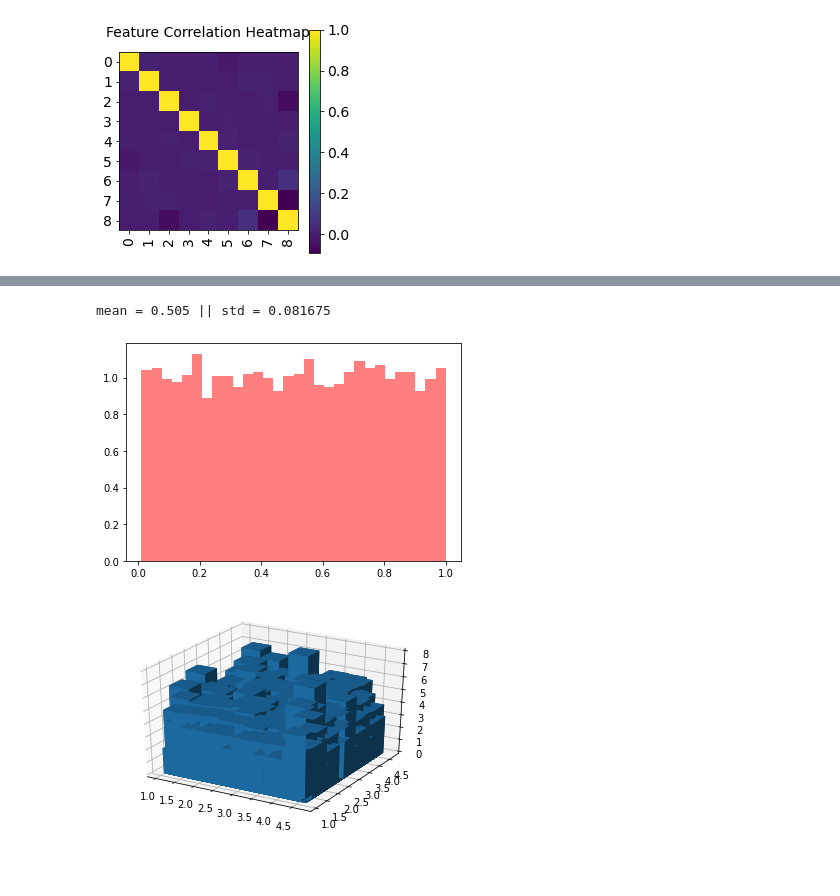
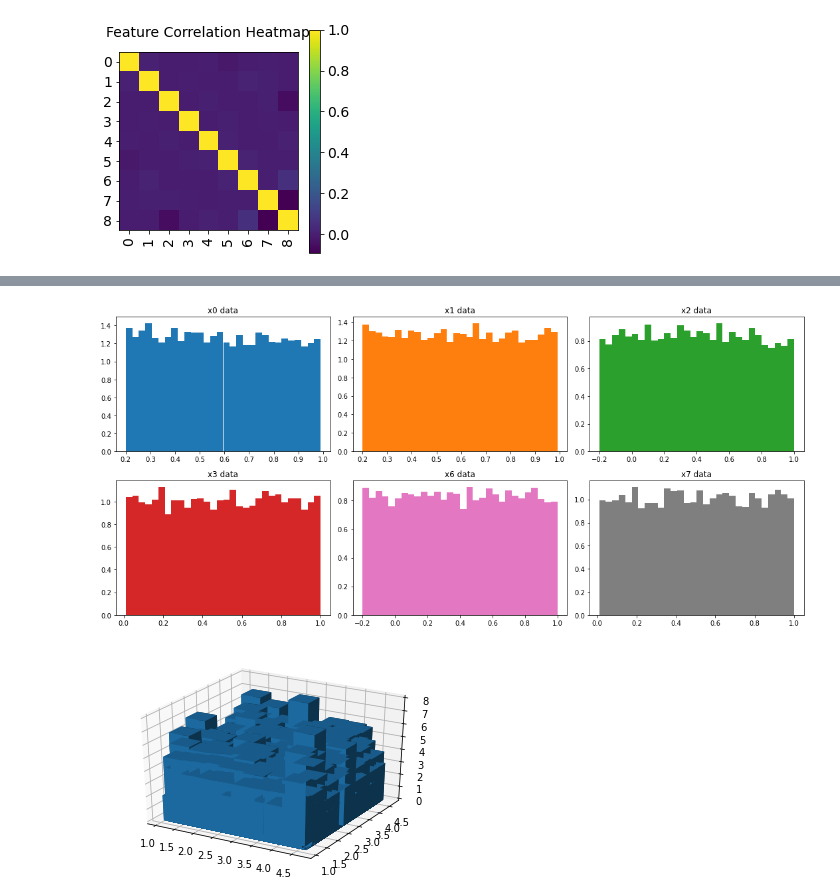
Before and after one commit to louisleclair/CS433_ML_project2, a Jupyter notebook: project2.ipynb, the cells around one changed output, grey strips where cells are left out. Cells and saved outputs as stored; diff of their text form; code cells hidden in the pictures; blank space fills up the shorter version.

Commit message:
only removed strings line in all_datas.csv, and compile all plots together only missed the one where i am supposed to removed outliers

```diff
--- a/project2.ipynb
+++ b/project2.ipynb
@@ -98,11 +52,0 @@ mean = 0.4 || std = 0.12
-# %%
-x3 = df.iloc[:10000, 3].values
-n, bins, patches = plt.hist(x3, 30, density=1, facecolor='r', alpha=0.5)
-a = 0.01
-b = 1
-mean = (a + b)/2
-std = (b - a)**2/12
-print('mean =',mean,'||','std =', std)
-# %% [output]
-mean = 0.505 || std = 0.081675
-[figure, removed]
@@ -109 +111,14 @@ mean = 0.505 || std = 0.081675
+# %%
+n_bins = 30
+fig, axes = plt.subplots(nrows=2, ncols=3, figsize=(15, 7))
+indices = [0, 1, 2, 3, 6, 7]
+
+for ax, i in zip(axes.flat, indices):
+    ax.hist(features[i], n_bins, color=colors[i], density=1)
+    ax.set_title('x%s data' %i)
+
+fig.tight_layout()
+plt.show()
+# %% [output]
+[figure, added]
 # %%
```
Also changed, not shown: parts of 17 cells of this notebook, 1 other file.
